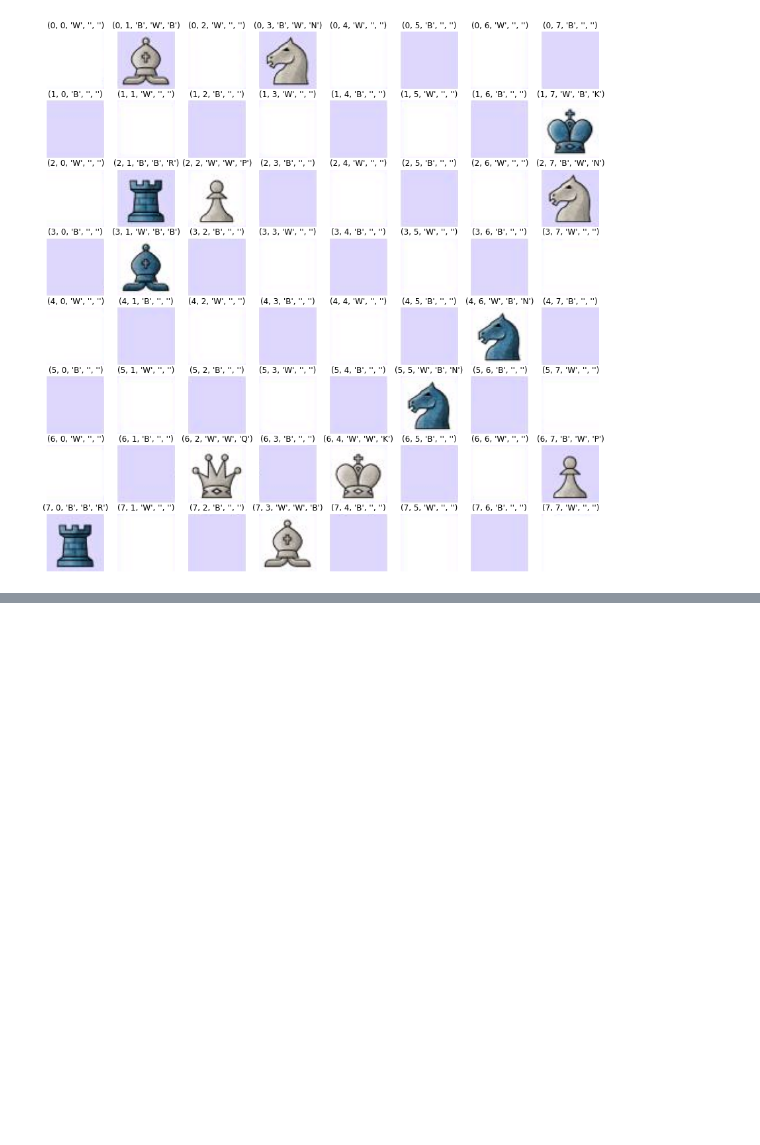
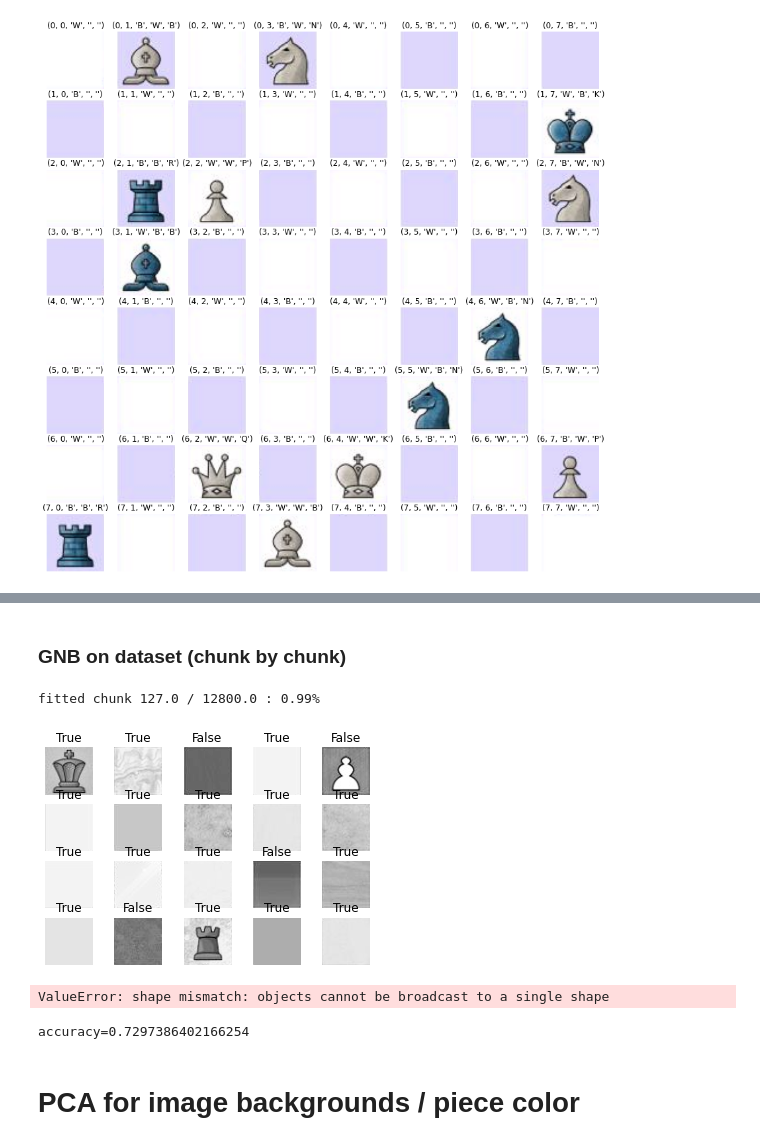
Before and after one commit to jordanc3/COMP5048, a Jupyter notebook: Loading Dataset (one image).ipynb, the cells around one changed output, grey strips where cells are left out. Saved outputs shown, nothing was run; the diff lists cells and outputs as text; code cells hidden in the pictures; blank space fills up the shorter version.

```diff
--- a/Loading Dataset (one image).ipynb
+++ b/Loading Dataset (one image).ipynb
@@ -90,0 +330,51 @@ for tile in make_data(im, label):
+# %% [markdown]
+### GNB on dataset (chunk by chunk)
+# %%
+datX = []
+datY = []
+for x, y in zip(X, Y):
+    split = make_data(x, y)
+    datX.extend([t.image for t in split])
+    datY.extend([t.piece_label for t in split])
+# %%
+model_X = np.array(datX).reshape(640000, -1)
+model_Y = np.array([' ' if d == '' else d for d in datY])
+classes = list(set(model_Y))
+# %%
+# Fit model chunk by chunk on dataset
+chunksize = 5000
+n = model_X.shape[0]
+gnb = GaussianNB()
+for c in np.arange(0, n - chunksize + 1, chunksize, dtype=int):
+    end = min(n-1, chunksize + c)
+    gnb.partial_fit(model_X[c: end], model_Y[c: end], classes=classes)
+    print(f'fitted chunk {c/chunksize} / {n / chunksize * 100} : {c / n:.2f}%', end='\r')
+# %% [output]
+fitted chunk 127.0 / 12800.0 : 0.99%
+# %%
+show_idx = np.random.choice(640000, 20, replace=False)
+
+ims = model_X[show_idx]
+preds = gnb.predict(ims)
+trues = model_Y[show_idx]
+
+for i, (im, pred, true) in enumerate(zip(ims, preds, trues)):
+    plt.subplot(4, 5, i+1)
+    plt.imshow(im.reshape(50, 50), cmap='Greys_r', vmin=0, vmax=255)
+    plt.axis('off')
+    plt.title(f'{pred == true}')
+plt.show()
+
+preds = []
+for c in np.arange(0, n - chunksize + 1, chunksize, dtype=int):
+    end = min(n-1, chunksize + c)
+    preds.extend(gnb.predict(model_X[c: end]))
+# %% [output]
+[figure, added]
+ValueError: shape mismatch: objects cannot be broadcast to a single shape
+# %%
+print(f'accuracy={np.mean(np.array(preds) == model_Y[:-1])}')
+# %% [output]
+accuracy=0.7297386402166254
+# %% [markdown]
+# PCA for image backgrounds / piece color
```
Also changed, not shown: parts of 20 cells of this notebook.
